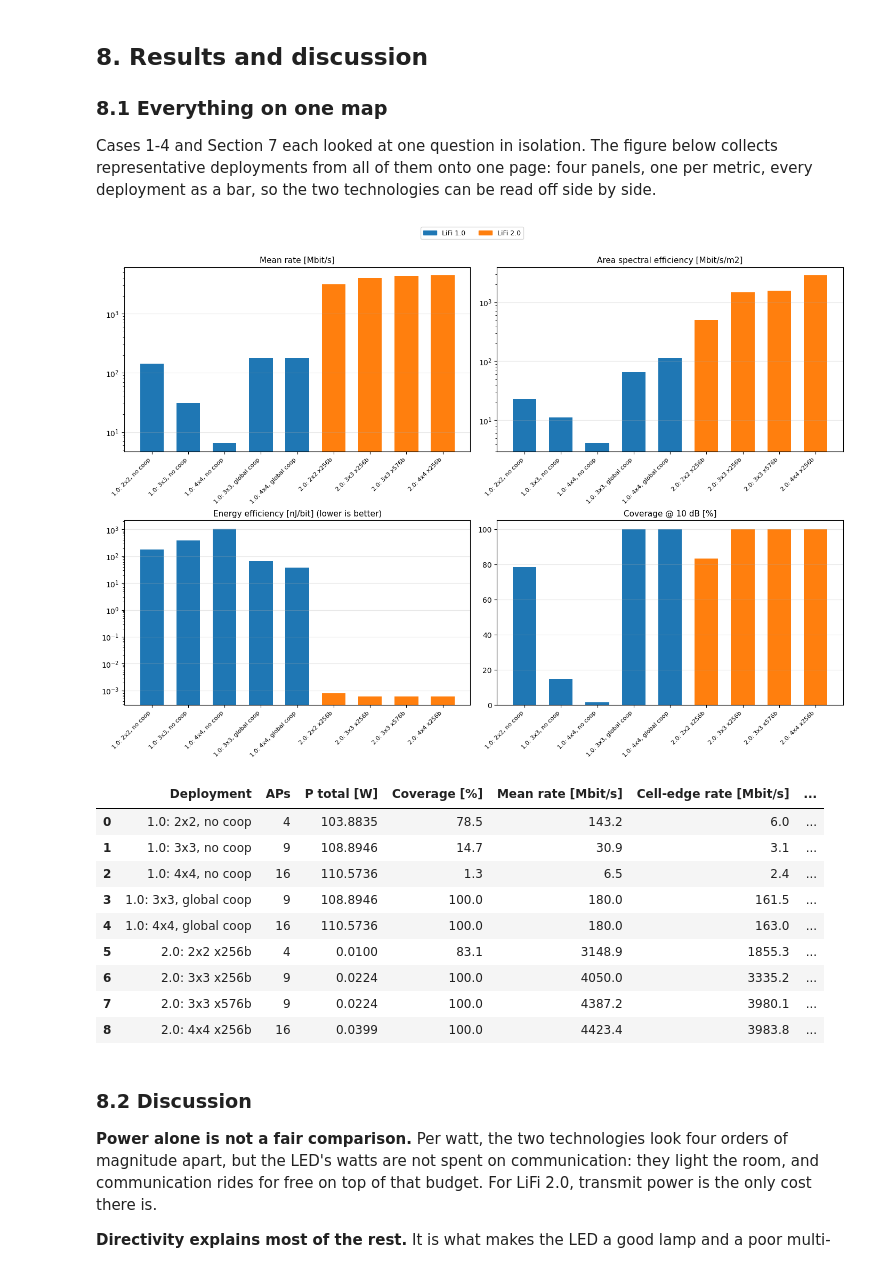
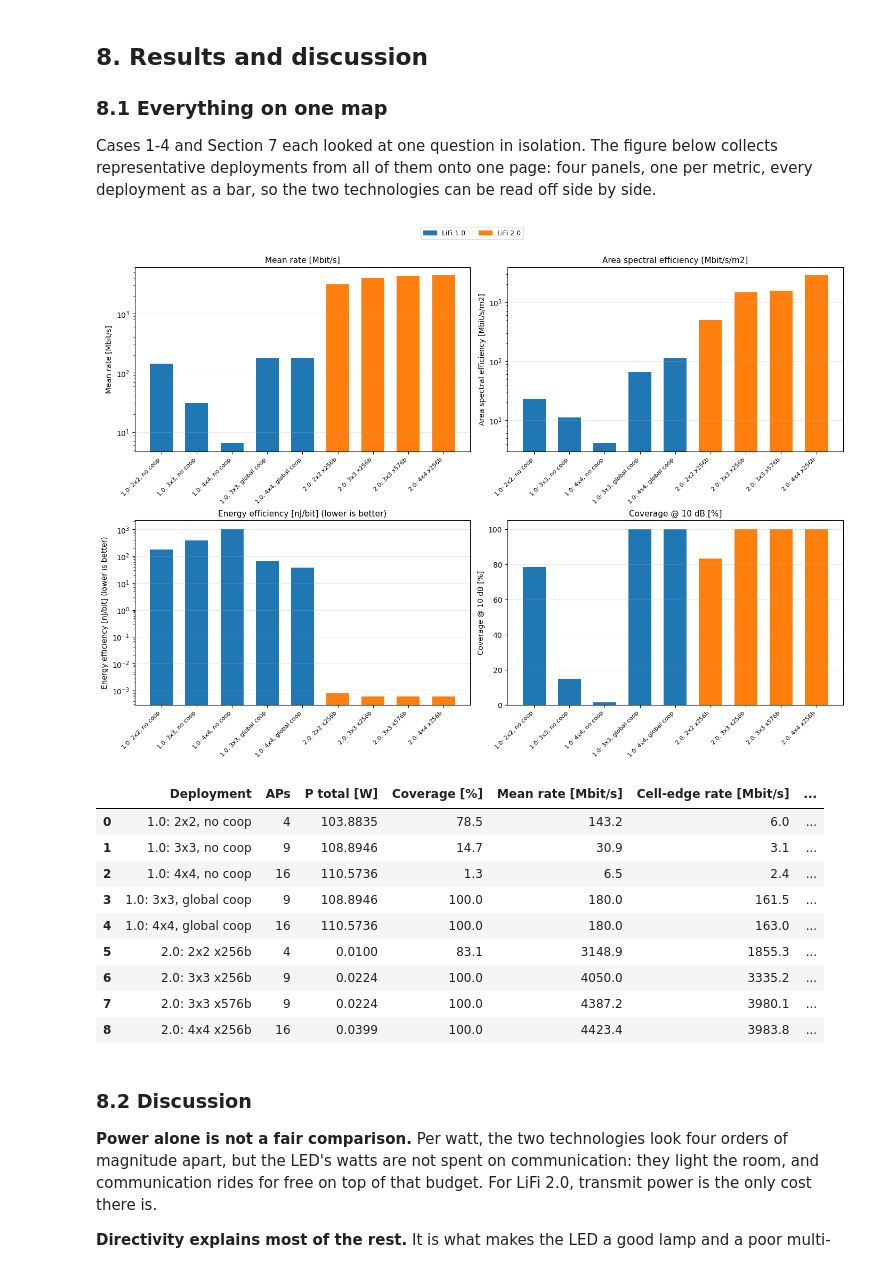
Before and after one commit to carolinalopezdelamadriz/lifi-comparative-analysis, a Jupyter notebook: multi_cell_analysis.ipynb, the cells around one changed output. Drawn from its saved outputs; the diff is of its cells as text; code cells hidden in the pictures.

Commit message:
Add y-axis labels to Phase 2 and multi-cell summary bar charts

```diff
--- a/multi_cell_analysis.ipynb
+++ b/multi_cell_analysis.ipynb
@@ -886,34 +886,35 @@ for lbl, n, m in [("2.0: 2x2 x256b", 2, M_BEAMS), ("2.0: 3x3 x256b", 3, M_BEAMS)
 sdf = pd.DataFrame(summary)
 
 # one bar chart per metric, easier to read than cramming it all into one plot
 fig, axes = plt.subplots(2, 2, figsize=(14, 9.5), constrained_layout=True)
 colors = sdf["tech"].map({"LiFi 1.0": "tab:blue", "LiFi 2.0": "tab:orange"})
 x = np.arange(len(sdf))
 
 # rate first since it's the main metric here, coverage last
 panels = [
     ("Mean rate [Mbit/s]", "Mean rate [Mbit/s]", True),
     ("ASE [Mbit/s/m2]", "Area spectral efficiency [Mbit/s/m2]", True),
     ("Energy efficiency [nJ/bit]", "Energy efficiency [nJ/bit] (lower is better)", True),
     ("Coverage [%]", f"Coverage @ {GAMMA_TH_DB:.0f} dB [%]", False),
 ]
 for ax, (col, title, log_scale) in zip(axes.ravel(), panels):
     ax.bar(x, sdf[col], color=colors, width=0.65)
     if log_scale:
         ax.set_yscale("log")
     ax.set_xticks(x); ax.set_xticklabels(sdf["Deployment"], rotation=45, ha="right", fontsize=8)
     ax.set_title(title, fontsize=11)
+    ax.set_ylabel(title, fontsize=10)
     ax.grid(alpha=.3, axis="y")
 
 fig.legend(handles=[Patch(color="tab:blue", label="LiFi 1.0"), Patch(color="tab:orange", label="LiFi 2.0")],
            loc="upper center", ncol=2, bbox_to_anchor=(0.5, 1.06), fontsize=9)
 
 plt.show()
 
 sdf[["Deployment", "APs", "P total [W]", "Coverage [%]", "Mean rate [Mbit/s]",
      "Cell-edge rate [Mbit/s]", "ASE [Mbit/s/m2]", "Energy efficiency [nJ/bit]"]]
 # %% [output]
-[figure, old version]
+[figure, new version]
 |  | Deployment | APs | P total [W] | Coverage [%] | Mean rate [Mbit/s] | Cell-edge rate [Mbit/s] | ... |
 | 0 | 1.0: 2x2, no coop | 4 | 103.8835 | 78.5 | 143.2 | 6.0 | ... |
 | 1 | 1.0: 3x3, no coop | 9 | 108.8946 | 14.7 | 30.9 | 3.1 | ... |
```
Also changed, not shown: parts of 1 cell of this notebook, 3 other files.
